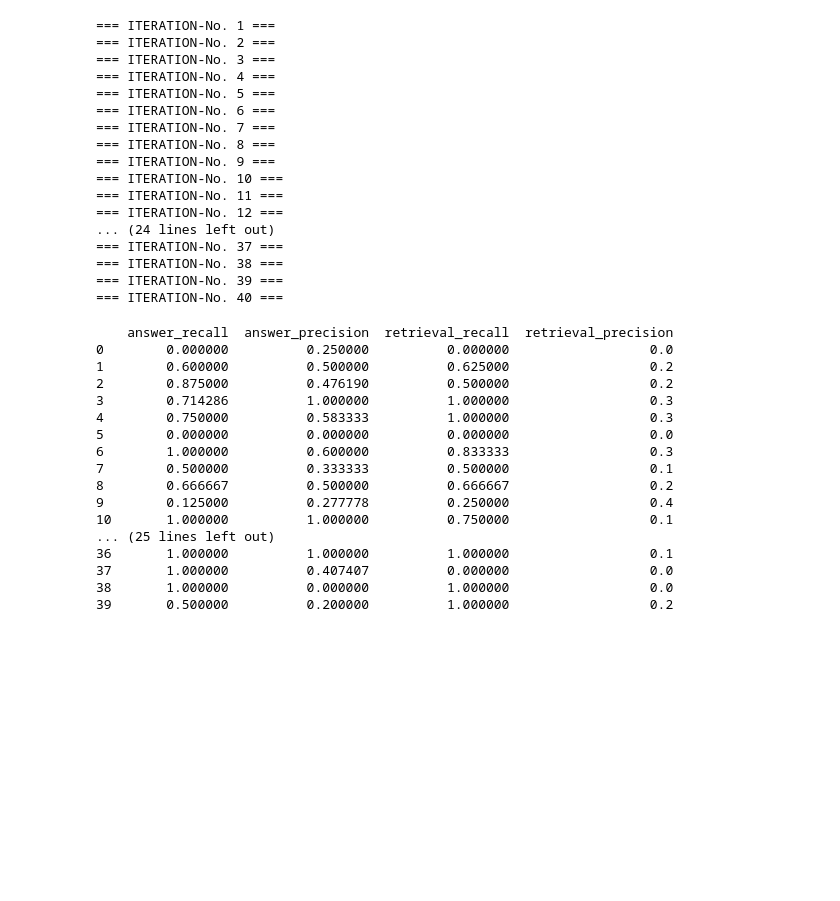
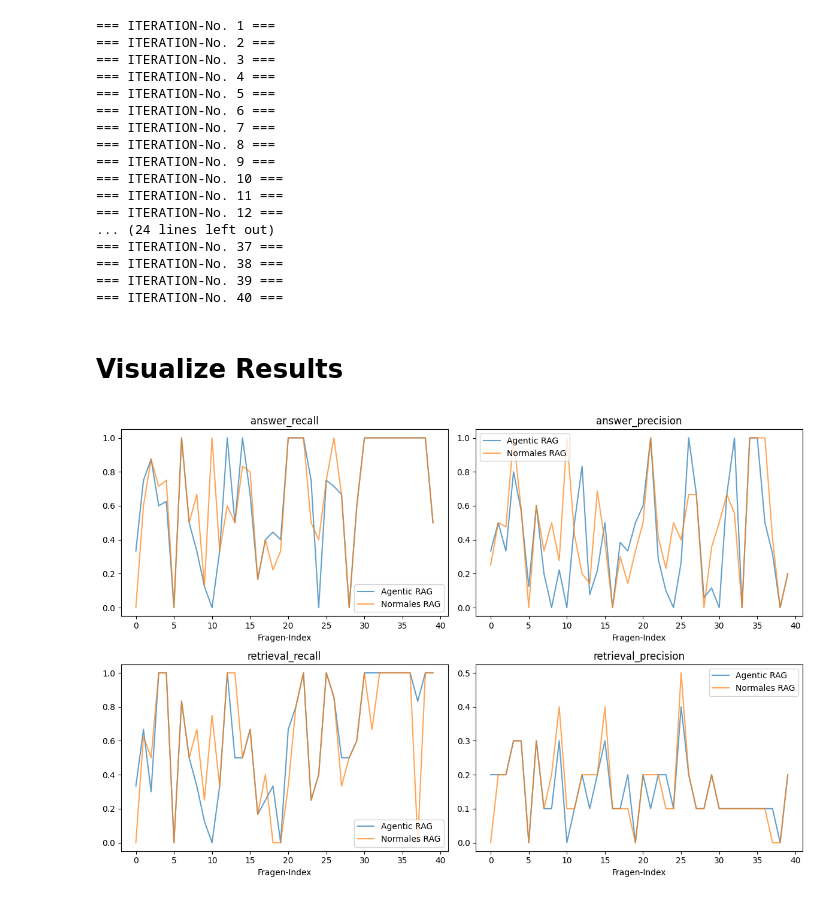
Before and after one commit to benrodion/AI-Agent, a Jupyter notebook: demo.ipynb, the cells around one changed output. Saved outputs shown, nothing was run; the diff lists cells and outputs as text; code cells hidden in the pictures; blank space fills up the shorter version.

```diff
--- a/demo.ipynb
+++ b/demo.ipynb
@@ -79,4 +79,4 @@ It thus lays the foundation for the `RAGEevaluator`.
 from src.rag_eval.eval_loop import rag_loop_agent
 
 # commented out because I save the resulting data object to avoid frequent execution
-# result = rag_loop_agent()
+result, failures = rag_loop_agent()
@@ -323,22 +430,32 @@ for i, res in enumerate(eval_conts):
 
 #df_plain_rag = pd.DataFrame(df_data_plain_rag)
 
-print(df_plain_rag)
+#print(df_plain_rag)
+
+#df_plain_rag.to_csv("df_plain_rag.csv", index=True)
-# %% [output]
-    answer_recall  answer_precision  retrieval_recall  retrieval_precision
-0        0.000000          0.250000          0.000000                  0.0
-1        0.600000          0.500000          0.625000                  0.2
-2        0.875000          0.476190          0.500000                  0.2
-3        0.714286          1.000000          1.000000                  0.3
-4        0.750000          0.583333          1.000000                  0.3
-5        0.000000          0.000000          0.000000                  0.0
-6        1.000000          0.600000          0.833333                  0.3
-7        0.500000          0.333333          0.500000                  0.1
-8        0.666667          0.500000          0.666667                  0.2
-9        0.125000          0.277778          0.250000                  0.4
-10       1.000000          1.000000          0.750000                  0.1
-... (25 lines left out)
-36       1.000000          1.000000          1.000000                  0.1
-37       1.000000          0.407407          0.000000                  0.0
-38       1.000000          0.000000          1.000000                  0.0
-39       0.500000          0.200000          1.000000                  0.2
+# %% [markdown]
+# Visualize Results
+# %%
+import matplotlib.pyplot as plt
+import pandas as pd
+
+# import data
+df_agentic_rag = pd.read_csv("df_agentic.csv", index_col=False).drop(columns=["Unnamed: 0"])
+df_plain_rag = pd.read_csv("df_plain_rag.csv", index_col=False).drop(columns=["Unnamed: 0"])
+
+columns = df_agentic_rag.columns
+
+fig, axes = plt.subplots(2, 2, figsize=(12, 8))
+
+for i, col in enumerate(columns):
+    ax = axes[i//2, i%2]
+    ax.plot(df_agentic_rag.index, df_agentic_rag[col], label="Agentic RAG", alpha=0.7)
+    ax.plot(df_plain_rag.index, df_plain_rag[col], label="Normales RAG", alpha=0.7)
+    ax.set_title(col)
+    ax.set_xlabel("Fragen-Index")
+    ax.legend()
+
+plt.tight_layout()
+plt.show()
+# %% [output]
+[figure, added]
```
Also changed, not shown: parts of 8 cells of this notebook.
